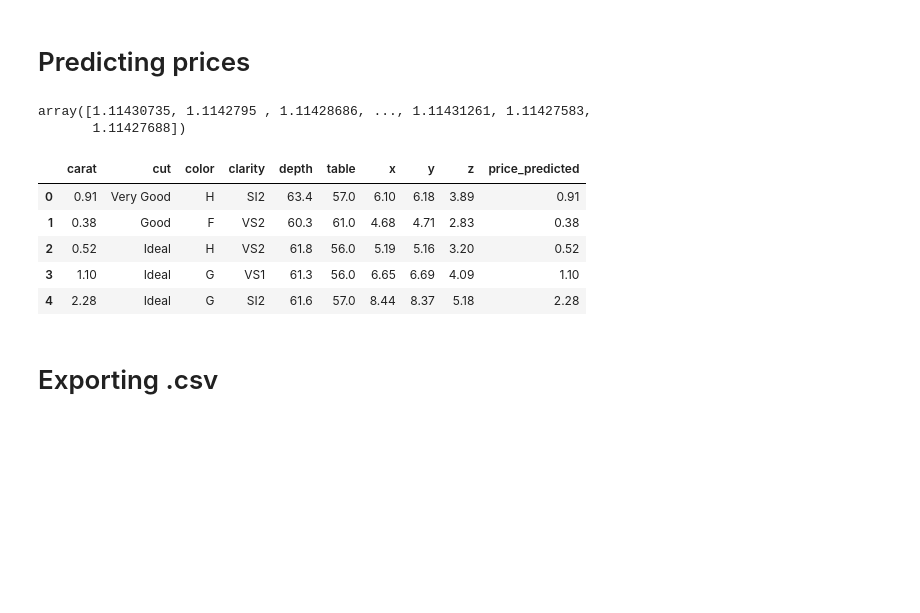
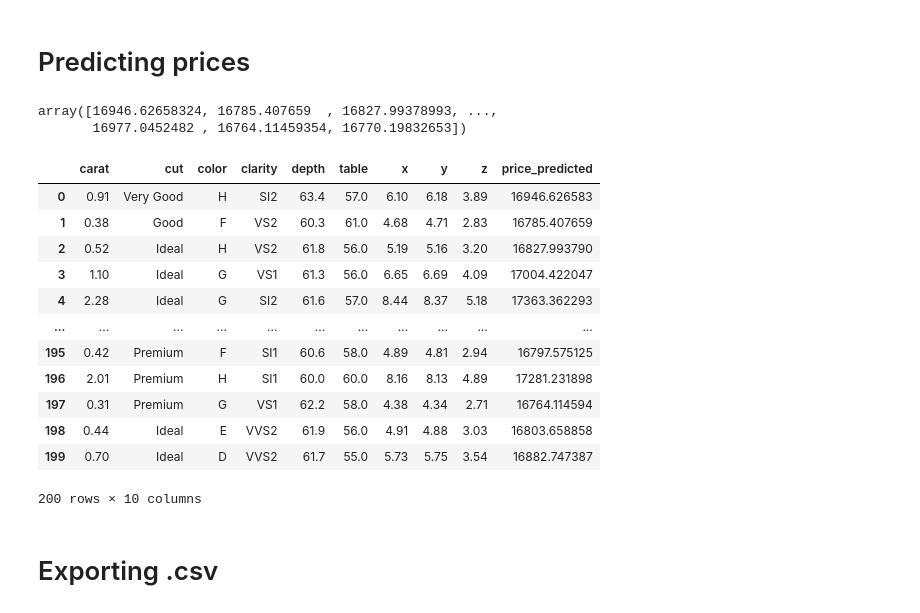
Before and after one commit to evefalcao/hw_linear-regression, a Jupyter notebook: p5-diamonds_pricing.ipynb, the cells around one changed output. Cells and saved outputs as stored; diff of their text form; code cells hidden in the pictures; blank space fills up the shorter version.

```diff
--- a/p5-diamonds_pricing.ipynb
+++ b/p5-diamonds_pricing.ipynb
@@ -89,32 +98,39 @@ inside.price.mean()
 # %%
 model = LinearRegression()
 
-X = inside[['price']]
+X = inside[['carat']]
 
-y = inside['carat']
+y = inside['price']
 
 model.fit(X,y)
 
-data_to_predict = pd.DataFrame(ricks_diamonds['carat'])
+data_to_predict = pd.DataFrame(ricks_diamonds, columns=['carat'])
 model.predict(data_to_predict)
 
 ## Predicts values for each value in the explanatory variable
 # y_pred = model.predict(X)
 # y_pred
 # %% [output]
-array([1.11430735, 1.1142795 , 1.11428686, ..., 1.11431261, 1.11427583,
-       1.11427688])
+array([16946.62658324, 16785.407659  , 16827.99378993, ...,
+       16977.0452482 , 16764.11459354, 16770.19832653])
 # %%
-ricks_diamonds['price_predicted'] = data_to_predict
+ricks_diamonds['price_predicted'] = model.predict(data_to_predict)
 # %%
-ricks_diamonds.head(5)
+ricks_diamonds.head(200)
 # %% [output]
 |  | carat | cut | color | clarity | depth | table | x | y | z | price_predicted |
-| 0 | 0.91 | Very Good | H | SI2 | 63.4 | 57.0 | 6.10 | 6.18 | 3.89 | 0.91 |
-| 1 | 0.38 | Good | F | VS2 | 60.3 | 61.0 | 4.68 | 4.71 | 2.83 | 0.38 |
-| 2 | 0.52 | Ideal | H | VS2 | 61.8 | 56.0 | 5.19 | 5.16 | 3.20 | 0.52 |
-| 3 | 1.10 | Ideal | G | VS1 | 61.3 | 56.0 | 6.65 | 6.69 | 4.09 | 1.10 |
-| 4 | 2.28 | Ideal | G | SI2 | 61.6 | 57.0 | 8.44 | 8.37 | 5.18 | 2.28 |
+| 0 | 0.91 | Very Good | H | SI2 | 63.4 | 57.0 | 6.10 | 6.18 | 3.89 | 16946.626583 |
+| 1 | 0.38 | Good | F | VS2 | 60.3 | 61.0 | 4.68 | 4.71 | 2.83 | 16785.407659 |
+| 2 | 0.52 | Ideal | H | VS2 | 61.8 | 56.0 | 5.19 | 5.16 | 3.20 | 16827.993790 |
+| 3 | 1.10 | Ideal | G | VS1 | 61.3 | 56.0 | 6.65 | 6.69 | 4.09 | 17004.422047 |
+| 4 | 2.28 | Ideal | G | SI2 | 61.6 | 57.0 | 8.44 | 8.37 | 5.18 | 17363.362293 |
+| ... | ... | ... | ... | ... | ... | ... | ... | ... | ... | ... |
+| 195 | 0.42 | Premium | F | SI1 | 60.6 | 58.0 | 4.89 | 4.81 | 2.94 | 16797.575125 |
+| 196 | 2.01 | Premium | H | SI1 | 60.0 | 60.0 | 8.16 | 8.13 | 4.89 | 17281.231898 |
+| 197 | 0.31 | Premium | G | VS1 | 62.2 | 58.0 | 4.38 | 4.34 | 2.71 | 16764.114594 |
+| 198 | 0.44 | Ideal | E | VVS2 | 61.9 | 56.0 | 4.91 | 4.88 | 3.03 | 16803.658858 |
+| 199 | 0.70 | Ideal | D | VVS2 | 61.7 | 55.0 | 5.73 | 5.75 | 3.54 | 16882.747387 |
+200 rows × 10 columns
 # %% [markdown]
 # Exporting .csv
 # %%
```
Also changed, not shown: parts of 1 cell of this notebook.
